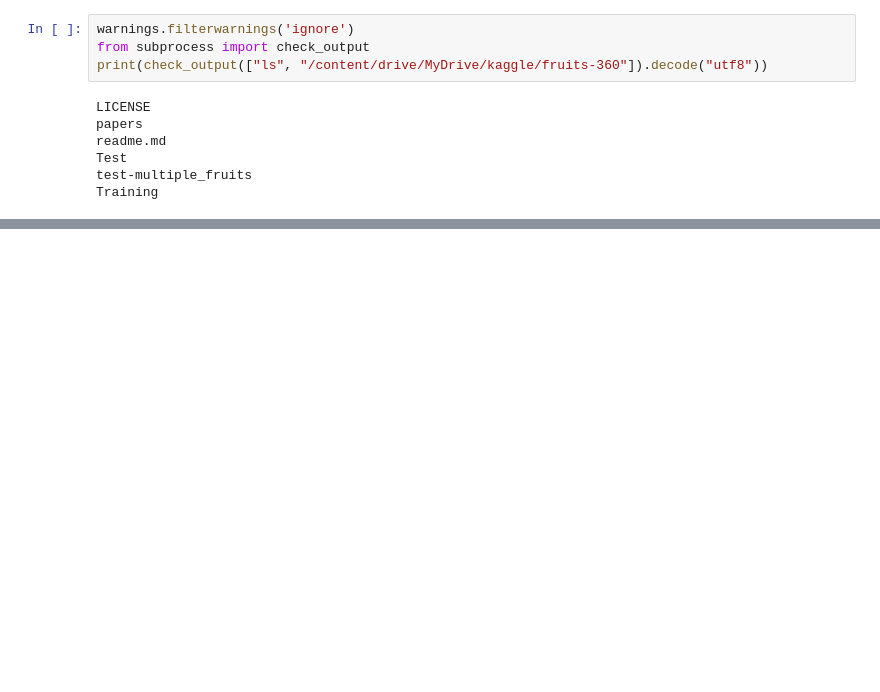
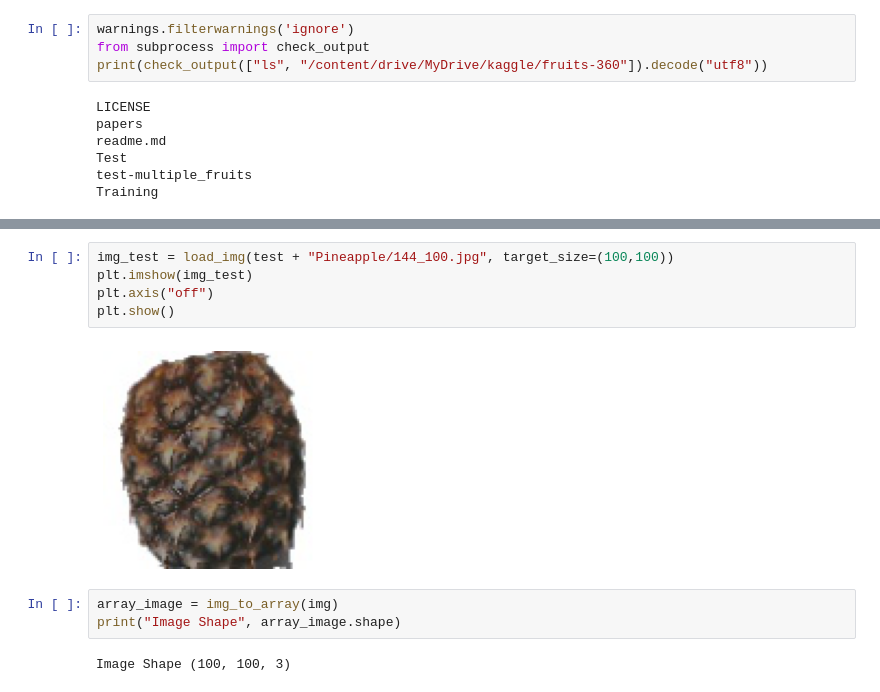
Before and after one commit to duyguaran/graduation_thesis, a Jupyter notebook: fruits.ipynb, the cells around one changed output, grey strips where cells are left out. Drawn from its saved outputs; the diff is of its cells as text; blank space fills up the shorter version.

```diff
--- a/fruits.ipynb
+++ b/fruits.ipynb
@@ -193,0 +123,12 @@ from sklearn.datasets import load_files
+# %%
+img_test = load_img(test + "Pineapple/144_100.jpg", target_size=(100,100))
+plt.imshow(img_test)
+plt.axis("off")
+plt.show()
+# %% [output]
+[figure, added]
+# %%
+array_image = img_to_array(img)
+print("Image Shape", array_image.shape)
+# %% [output]
+Image Shape (100, 100, 3)
```
Also changed, not shown: parts of 40 cells of this notebook.
